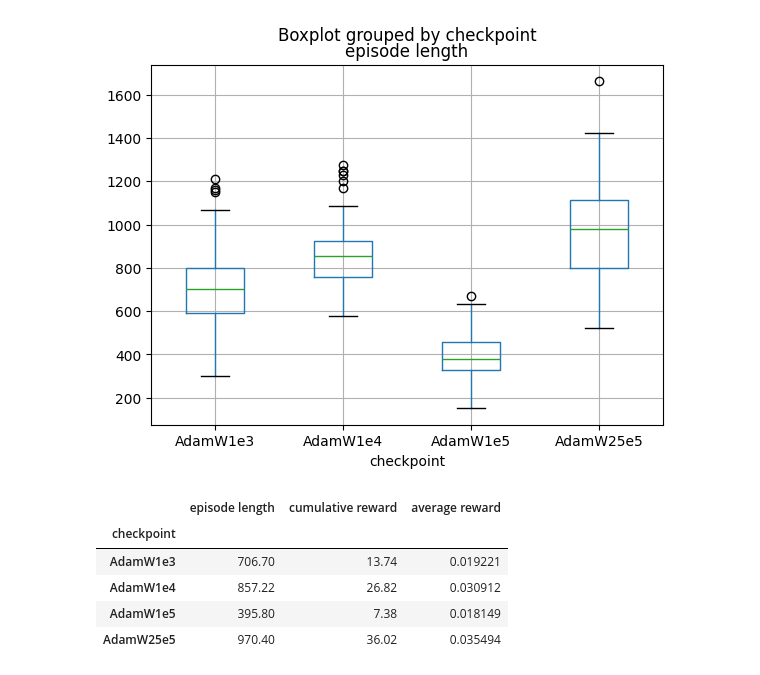
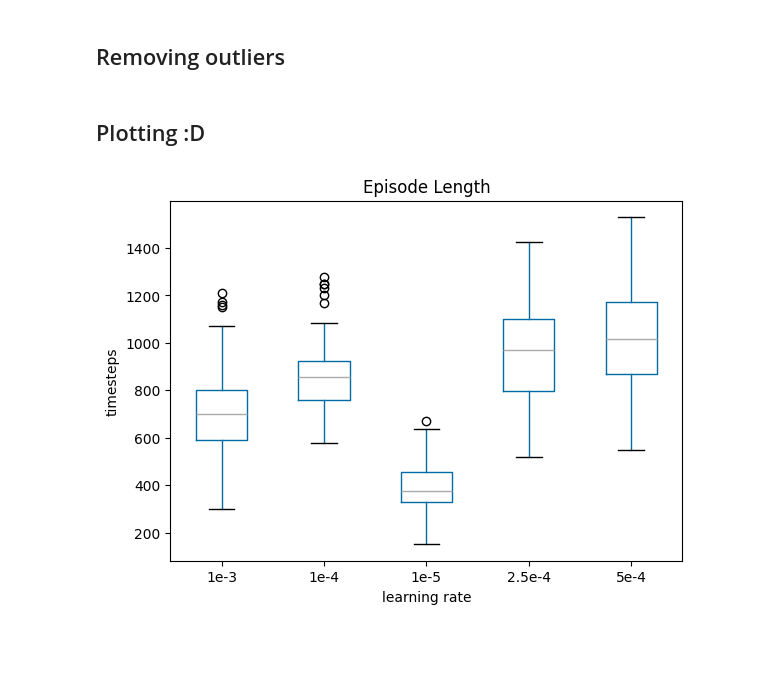
Before and after one commit to D21W12/Diffusion-Deep-Reinforcement-Learning, a Jupyter notebook: notebooks/analysing_learning_rates_dqn.ipynb, the cells around one changed output. Drawn from its saved outputs; the diff is of its cells as text; code cells hidden in the pictures; blank space fills up the shorter version.

```diff
--- a/notebooks/analysing_learning_rates_dqn.ipynb
+++ b/notebooks/analysing_learning_rates_dqn.ipynb
@@ -9,9 +16,16 @@ checkpoints = ["AdamW1e3", "AdamW1e4", "AdamW1e5", "AdamW25e5"]
 # %%
 data = pd.DataFrame()
-columns = ['episode length', 'cumulative reward', 'average reward', 'checkpoint']
+columns = ['episode length', 'cumulative reward', 'average reward', 'learning rate']
+learning_rates = {
+    "AdamW1e3": "1e-3",
+    "AdamW1e4": "1e-4",
+    "AdamW5e4": "5e-4",
+    "AdamW25e5": "2.5e-4",
+    "AdamW1e5": "1e-5",
+}
 for checkpoint in checkpoints:
     df = pd.read_csv(os.path.join(path, f"{checkpoint}.csv"))
-    df['checkpoint'] = checkpoint
+    df['learning rate'] = learning_rates[checkpoint]
     data = pd.concat([data, df[columns]])
 # %%
 data.head()
@@ -25,14 +39,41 @@ data.head()
+# %% [markdown]
+## Removing outliers
+# %%
+Q1_cr = data["cumulative reward"].quantile(0.25)
+Q3_cr = data["cumulative reward"].quantile(0.75)
+
+IQR_cr = Q3_cr - Q1_cr
+lower_cr = Q1_cr - 1.5 * IQR_cr
+upper_cr = Q3_cr + 1.5 * IQR_cr
+
+Q1_ar = data["average reward"].quantile(0.25)
+Q3_ar = data["average reward"].quantile(0.75)
+
+IQR_ar = Q3_ar - Q1_ar
+lower_ar = Q1_ar - 1.5 * IQR_ar
+upper_ar = Q3_ar + 1.5 * IQR_ar
+
+Q1_el = data["episode length"].quantile(0.25)
+Q3_el = data["episode length"].quantile(0.75)
+
+IQR_el = Q3_el - Q1_el
+lower_el = Q1_el - 1.5 * IQR_el
+upper_el = Q3_el + 1.5 * IQR_el
+
+outliers_cr = (data["cumulative reward"] < lower_cr) | (data["cumulative reward"] > upper_cr)
+outliers_ar = (data["average reward"] < lower_ar) | (data["average reward"] > upper_ar)
+outliers_el = (data["episode length"] < lower_el) | (data["episode length"] > upper_el)
+outliers = outliers_ar | outliers_cr | outliers_el
+
+data = data[~outliers]
+# %% [markdown]
+## Plotting :D
 # %%
-data.boxplot(column="episode length", by="checkpoint")
+data.boxplot(column="episode length", by="learning rate")
+plt.title("Episode Length")
+plt.suptitle('')
+plt.ylabel("timesteps")
+plt.grid(None)
 plt.show()
 # %% [output]
-[figure, old version]
+[figure, new version]
-# %%
-data.groupby('checkpoint').mean()
-# %% [output]
-|  | episode length | cumulative reward | average reward |
-| checkpoint |  |  |  |
-| AdamW1e3 | 706.70 | 13.74 | 0.019221 |
-| AdamW1e4 | 857.22 | 26.82 | 0.030912 |
-| AdamW1e5 | 395.80 | 7.38 | 0.018149 |
-| AdamW25e5 | 970.40 | 36.02 | 0.035494 |
```
Also changed, not shown: parts of 15 cells of this notebook, 9 other files.
